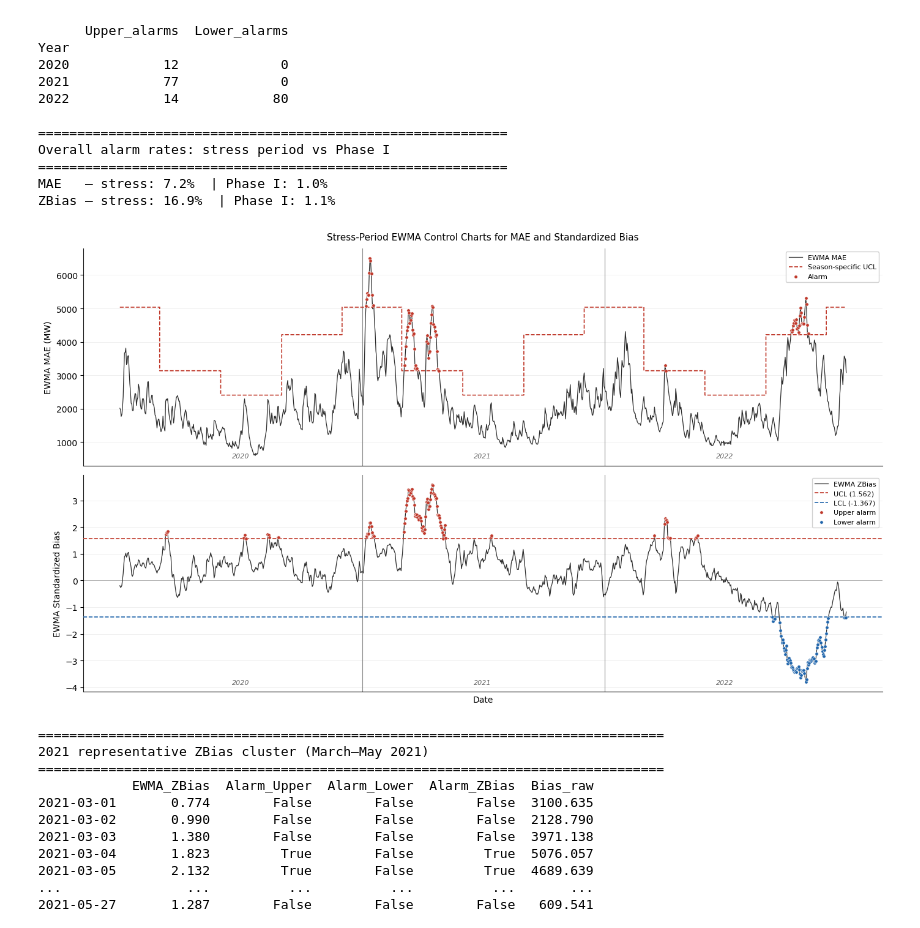
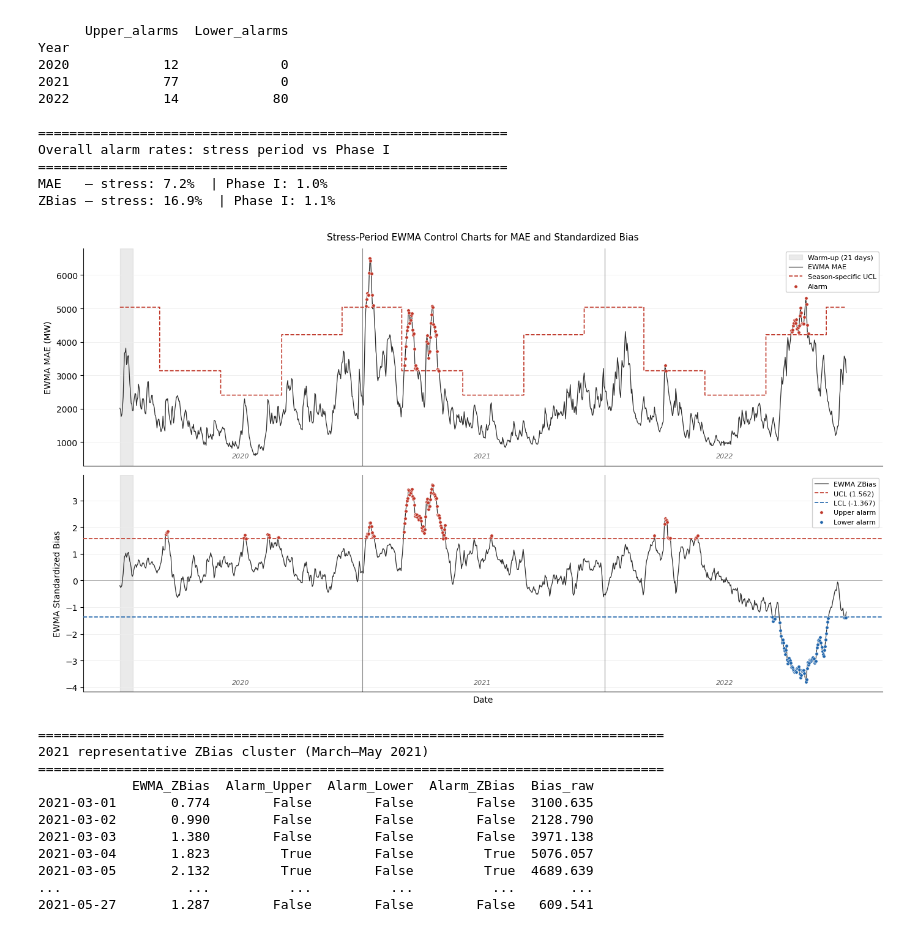
Before and after one commit to bluecake16/MASTER-ESSAY-XIN-DIANA, a Jupyter notebook: Class2_short term.ipynb, the cells around one changed output. Drawn from its saved outputs; the diff is of its cells as text; code cells hidden in the pictures.

```diff
--- a/Class2_short term.ipynb
+++ b/Class2_short term.ipynb
@@ -2288,6 +2350,12 @@ ax1 = axes[0]
 for yb in year_boundaries:
     ax1.axvline(yb, color="#888888", linewidth=0.8,
                 linestyle="-", zorder=2)
+# Warm-up shading (first 21 observations)
+warmup_start = ewma_stress_mae.index[0]
+warmup_end   = ewma_stress_mae.index[20]
+ax1.axvspan(warmup_start, warmup_end,
+            color="#cccccc", alpha=0.4, zorder=1,
+            label="Warm-up (21 days)")
 
 # EWMA MAE
 ax1.plot(
@@ -2349,6 +2417,8 @@ ax2 = axes[1]
 for yb in year_boundaries:
     ax2.axvline(yb, color="#888888", linewidth=0.8,
                 linestyle="-", zorder=2)
+ax2.axvspan(warmup_start, warmup_end,
+            color="#cccccc", alpha=0.4, zorder=1)
 
 # Zero reference line
 ax2.axhline(0, color="#aaaaaa", linewidth=0.6,
@@ -2396,34 +2466,34 @@ ax2.set_ylabel("EWMA Standardized Bias", fontsize=10)
 ax2.set_xlabel("Date", fontsize=10)
 ax2.legend(loc="upper right", fontsize=8,
            framealpha=0.9, edgecolor="#cccccc")
 ax2.grid(axis="y", color="#eeeeee", linewidth=0.6, zorder=0)
 ax2.spines["top"].set_visible(False)
 ax2.spines["right"].set_visible(False)
 
 # Add year labels after all elements are drawn
 ymin2, ymax2 = ax2.get_ylim()
 for year, xpos in [(2020, "2020-07-01"),
                    (2021, "2021-07-01"),
                    (2022, "2022-07-01")]:
     ax2.text(
         pd.Timestamp(xpos),
         ymin2 + (ymax2 - ymin2) * 0.03,
         str(year),
         fontsize=8, color="#666666",
         ha="center", va="bottom", style="italic"
     )
 
 # =========================================================
 # Shared x-axis
 # =========================================================
 ax2.set_xticks([])
 
 plt.tight_layout()
 plt.savefig("stress_test_chart_clean.pdf", dpi=300, bbox_inches="tight")
 plt.savefig("stress_test_chart_clean.png", dpi=300, bbox_inches="tight")
 plt.show()
 # %% [output]
-[figure, old version]
+[figure, new version]
 # %%
 # =========================================================
 # A. 2021 ZBias representative upper-side cluster
```
Also changed, not shown: parts of 1 cell of this notebook, 2 other files.
